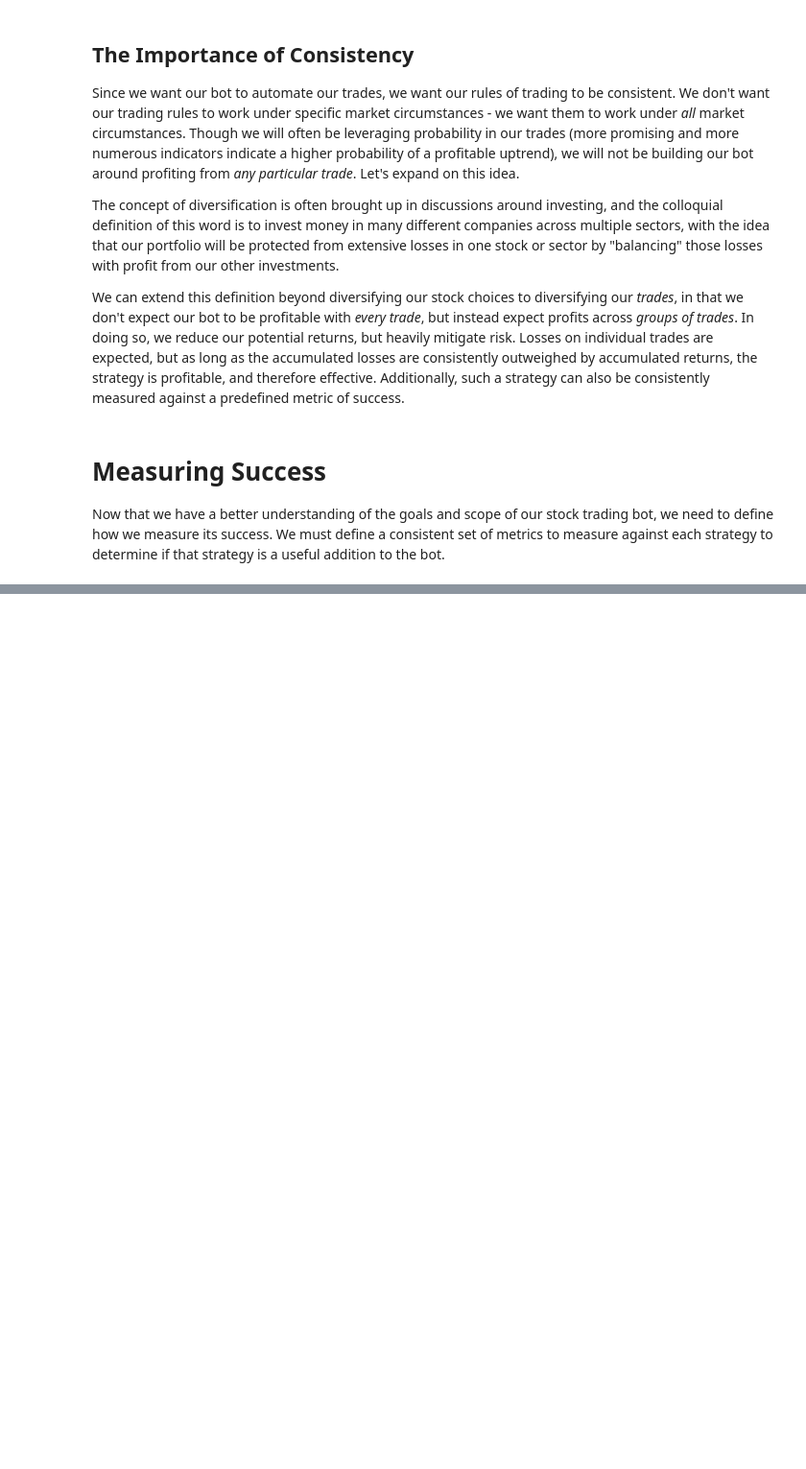
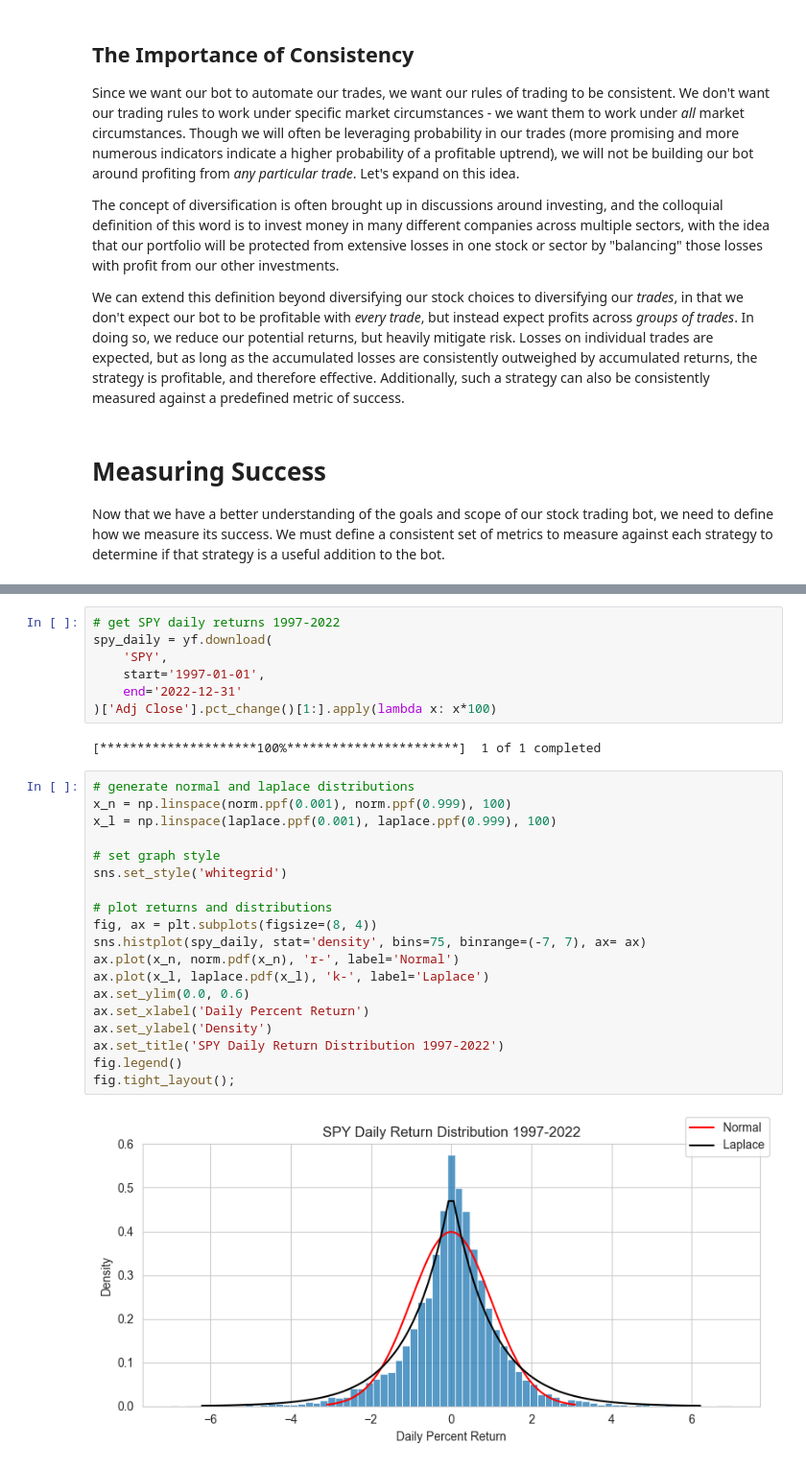
Before and after one commit to zdravoj/stock-bot, a Jupyter notebook: S0_Defining_Trader_Bot.ipynb, the cells around one changed output, grey strips where cells are left out. Shown at 96% size. Saved outputs shown, nothing was run; the diff lists cells and outputs as text; blank space fills up the shorter version.

```diff
--- a/S0_Defining_Trader_Bot.ipynb
+++ b/S0_Defining_Trader_Bot.ipynb
@@ -118,0 +163,30 @@ If we want our strategies to be as robust as possible, we can assume a 1% slippa
+# %%
+# get SPY daily returns 1997-2022
+spy_daily = yf.download(
+    'SPY',
+    start='1997-01-01',
+    end='2022-12-31'
+)['Adj Close'].pct_change()[1:].apply(lambda x: x*100)
+# %% [output]
+[*********************100%***********************]  1 of 1 completed
+# %%
+# generate normal and laplace distributions
+x_n = np.linspace(norm.ppf(0.001), norm.ppf(0.999), 100)
+x_l = np.linspace(laplace.ppf(0.001), laplace.ppf(0.999), 100)
+
+# set graph style
+sns.set_style('whitegrid')
+
+# plot returns and distributions
+fig, ax = plt.subplots(figsize=(8, 4))
+sns.histplot(spy_daily, stat='density', bins=75, binrange=(-7, 7), ax= ax)
+ax.plot(x_n, norm.pdf(x_n), 'r-', label='Normal')
+ax.plot(x_l, laplace.pdf(x_l), 'k-', label='Laplace')
+ax.set_ylim(0.0, 0.6)
+ax.set_xlabel('Daily Percent Return')
+ax.set_ylabel('Density')
+ax.set_title('SPY Daily Return Distribution 1997-2022')
+fig.legend()
+fig.tight_layout();
+# %% [output]
+[figure, added]
```
Also changed, not shown: parts of 9 cells of this notebook, 1 other file.
